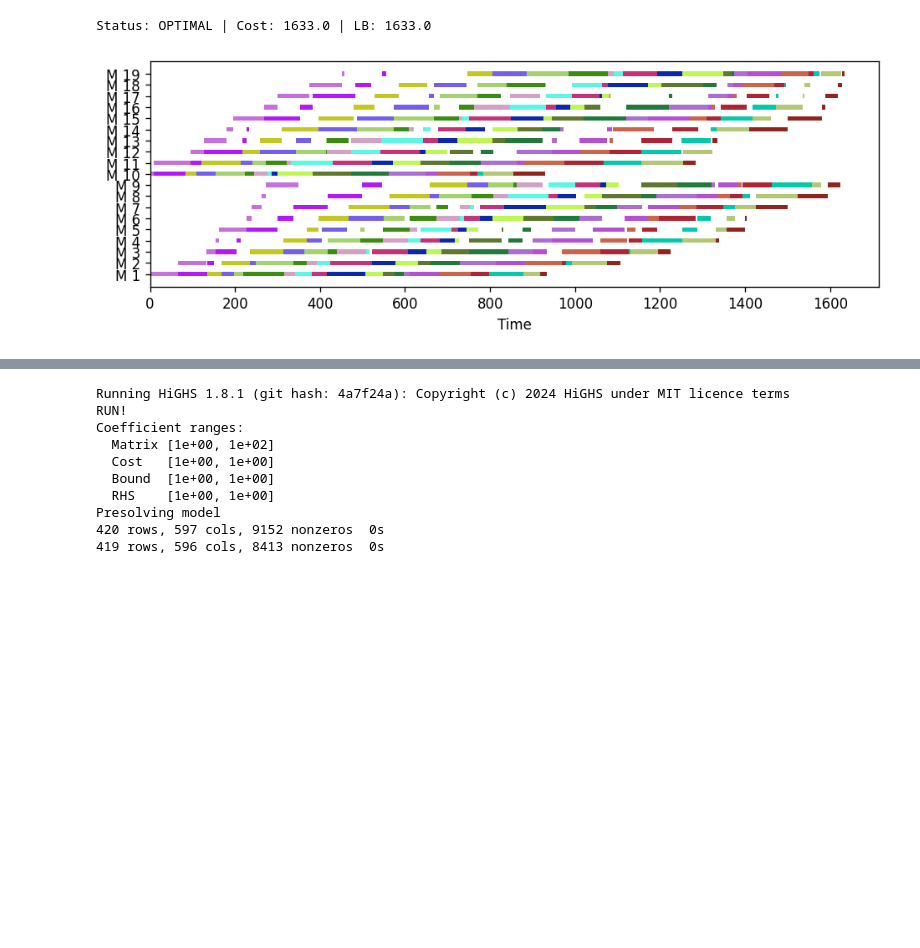
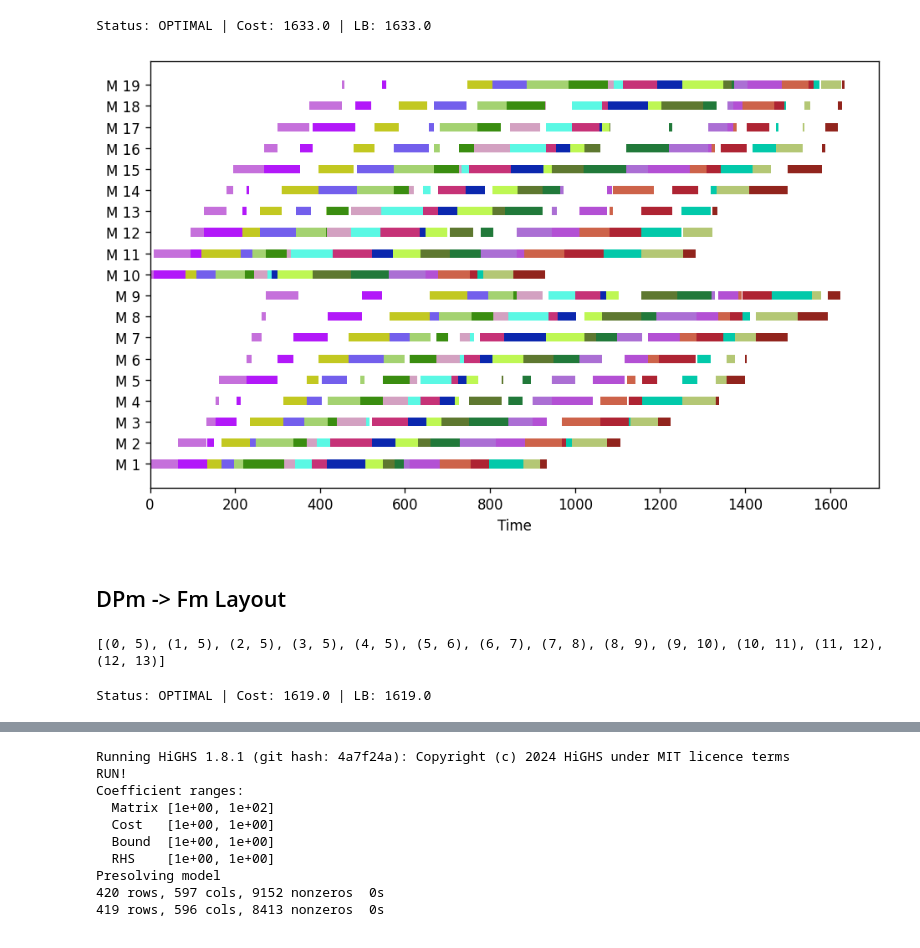
Before and after one commit to bruscalia/bnbpy, a Jupyter notebook: notebooks/pafssp.ipynb, the cells around one changed output, grey strips where cells are left out. Drawn from its saved outputs; the diff is of its cells as text; code cells hidden in the pictures; blank space fills up the shorter version.

```diff
--- a/notebooks/pafssp.ipynb
+++ b/notebooks/pafssp.ipynb
@@ -62,6 +61,13 @@ print(sol)
 # %% [output]
 Status: OPTIMAL | Cost: 1633.0 | LB: 1633.0
 # %%
-plot_gantt(bnb.incumbent.problem.sequence, dpi=120, seed=42, figsize=[8, 3])
+plot_gantt(sol.problem.sequence, dpi=120, seed=42, figsize=[8, 5])
 # %% [output]
-[figure, old version]
+[figure, new version]
+# %% [markdown]
+## DPm -> Fm Layout
+# %%
+instance = random_dpm(20, (5, 9), seed=12)
+print(instance.edges)
+# %% [output]
+[(0, 5), (1, 5), (2, 5), (3, 5), (4, 5), (5, 6), (6, 7), (7, 8), (8, 9), (9, 10), (10, 11), (11, 12), (12, 13)]
@@ -67,0 +77,5 @@ plot_gantt(bnb.incumbent.problem.sequence, dpi=120, seed=42, figsize=[8, 3])
+# %%
+sol = bnb.solve(problem, maxiter=10_000_000)
+print(sol)
+# %% [output]
+Status: OPTIMAL | Cost: 1619.0 | LB: 1619.0
```
Also changed, not shown: parts of 7 cells of this notebook, 23 other files.
